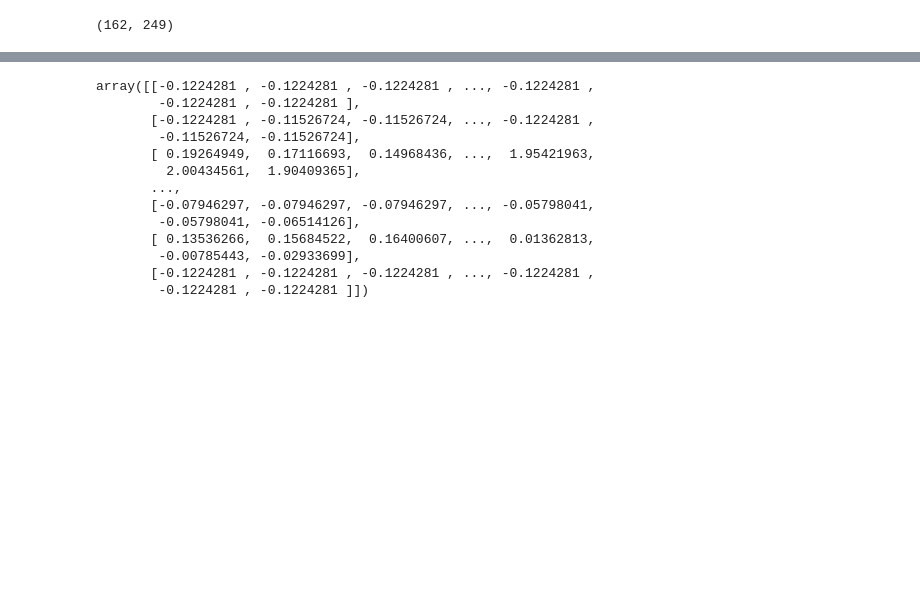
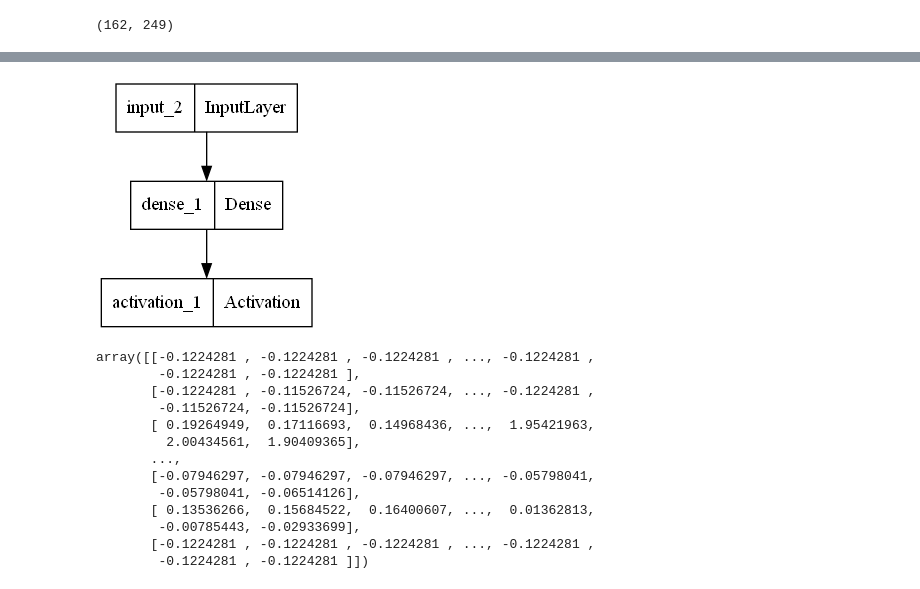
Before and after one commit to Salamandererer/Datenanalyse, a Jupyter notebook: real stuff/tensorflow analysis.ipynb, the cells around one changed output, grey strips where cells are left out. Saved outputs shown, nothing was run; the diff lists cells and outputs as text; code cells hidden in the pictures; blank space fills up the shorter version.

```diff
--- a/real stuff/tensorflow analysis.ipynb
+++ b/real stuff/tensorflow analysis.ipynb
@@ -125,6 +126,10 @@ Total params: 62,250
 Trainable params: 62,250
 Non-trainable params: 0
 _________________________________________________________________
+# %%
+keras.utils.plot_model(model, "my_first_model.png")
+# %% [output]
+[figure, added]
 # %%
 roundeddata = (roundeddata-roundeddata.mean())/roundeddata.std()
 roundedtarget = (roundedtarget-roundedtarget.mean())/roundedtarget.std()
```
Also changed, not shown: parts of 18 cells of this notebook, 8 other files.
